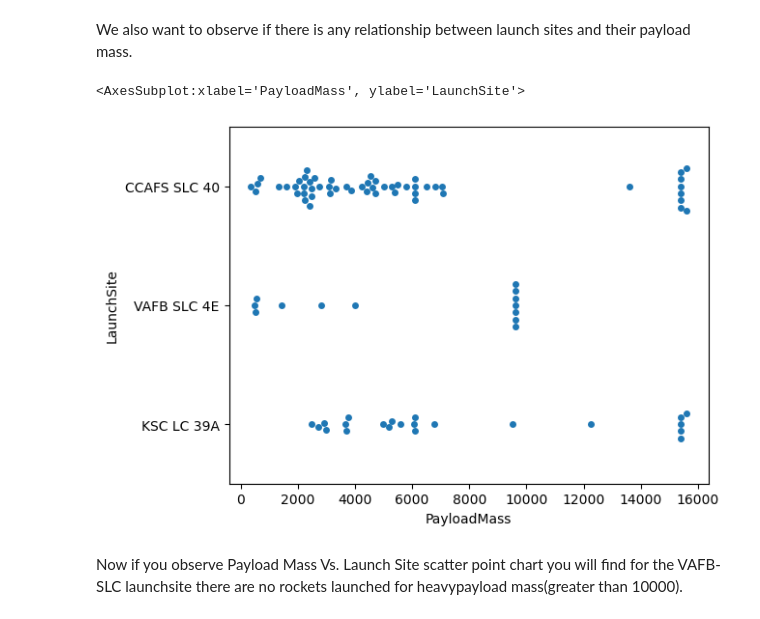
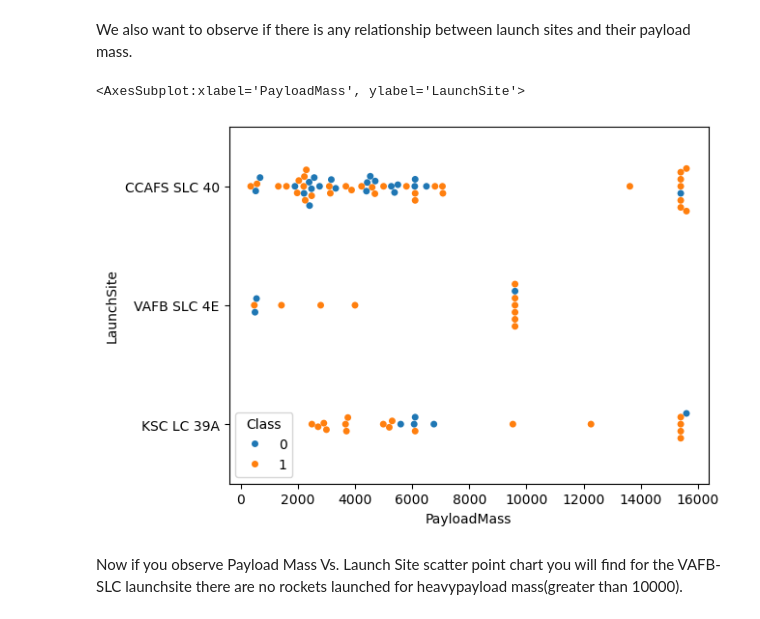
Before and after one commit to labrownmd/Coursera_Capstone, a Jupyter notebook: edadataviz.ipynb, the cells around one changed output. Drawn from its saved outputs; the diff is of its cells as text; code cells hidden in the pictures.

```diff
--- a/edadataviz.ipynb
+++ b/edadataviz.ipynb
@@ -110,10 +110,10 @@ Now try to explain the patterns you found in the Flight Number vs. Launch Site s
 We also want to observe if there is any relationship between launch sites and their payload mass.
 # %%
 # Plot a scatter point chart with x axis to be Pay Load Mass (kg) and y axis to be the launch site, and hue to be the class value
-sns.swarmplot(x='PayloadMass', y='LaunchSite', data=df)
+sns.swarmplot(x='PayloadMass', y='LaunchSite', hue= 'Class', data=df)
 # %% [output]
 <AxesSubplot:xlabel='PayloadMass', ylabel='LaunchSite'>
-[figure, old version]
+[figure, new version]
 # %% [markdown]
 Now if you observe Payload Mass Vs. Launch Site scatter point chart you will find for the VAFB-SLC  launchsite there are no  rockets  launched for  heavypayload mass(greater than 10000).
 # %% [markdown]
```
Also changed, not shown: parts of 3 cells of this notebook.
